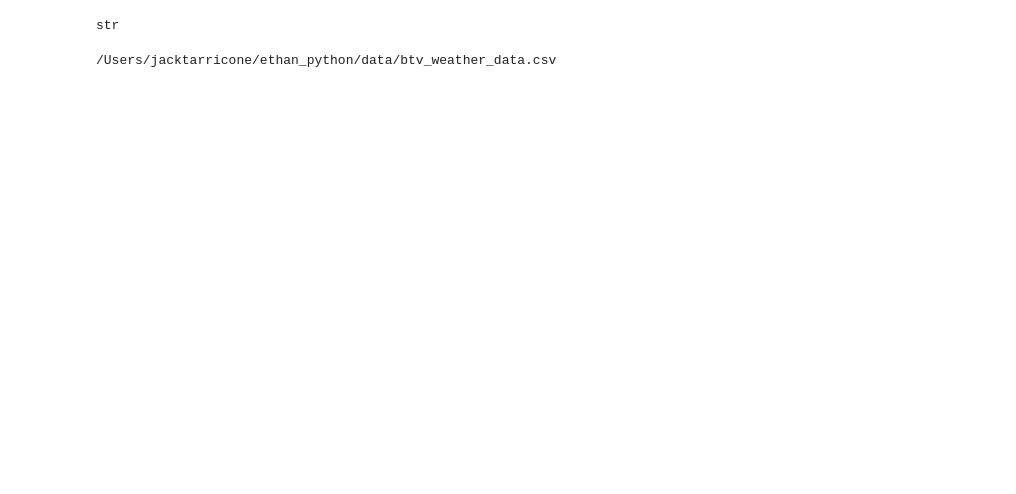
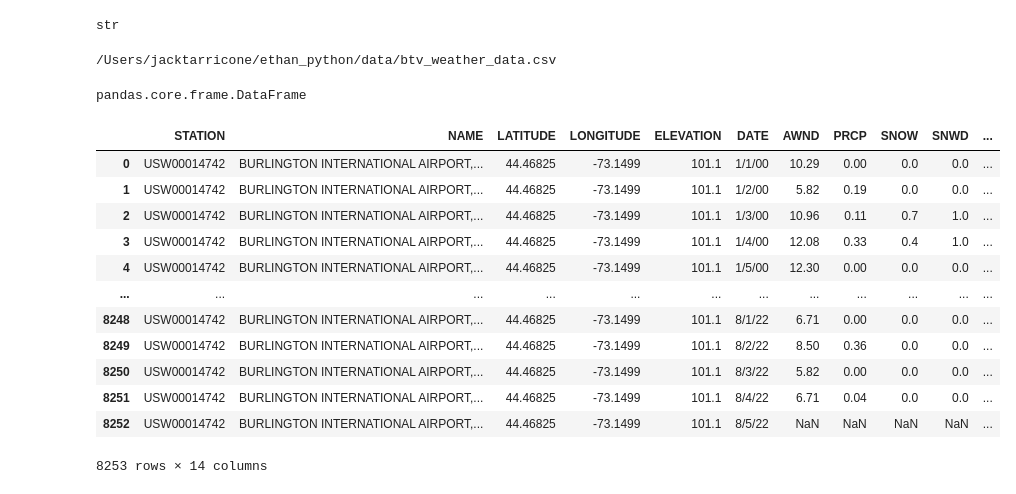
Before and after one commit to jacktarricone/ethan_python, a Jupyter notebook: scripts/ethan_python_tutorial.ipynb, the cells around one changed output. Drawn from its saved outputs; the diff is of its cells as text; code cells hidden in the pictures; blank space fills up the shorter version.

```diff
--- a/scripts/ethan_python_tutorial.ipynb
+++ b/scripts/ethan_python_tutorial.ipynb
@@ -19,3 +19,23 @@ print(csv_path)
 # %%
 # read in the csv using the path object
 df = pd.read_csv(csv_path)
+type(df)
+# %% [output]
+pandas.core.frame.DataFrame
+# %%
+# print data frame
+df
+# %% [output]
+|  | STATION | NAME | LATITUDE | LONGITUDE | ELEVATION | DATE | AWND | PRCP | SNOW | SNWD | ... |
+| 0 | USW00014742 | BURLINGTON INTERNATIONAL AIRPORT,... | 44.46825 | -73.1499 | 101.1 | 1/1/00 | 10.29 | 0.00 | 0.0 | 0.0 | ... |
+| 1 | USW00014742 | BURLINGTON INTERNATIONAL AIRPORT,... | 44.46825 | -73.1499 | 101.1 | 1/2/00 | 5.82 | 0.19 | 0.0 | 0.0 | ... |
+| 2 | USW00014742 | BURLINGTON INTERNATIONAL AIRPORT,... | 44.46825 | -73.1499 | 101.1 | 1/3/00 | 10.96 | 0.11 | 0.7 | 1.0 | ... |
+| 3 | USW00014742 | BURLINGTON INTERNATIONAL AIRPORT,... | 44.46825 | -73.1499 | 101.1 | 1/4/00 | 12.08 | 0.33 | 0.4 | 1.0 | ... |
+| 4 | USW00014742 | BURLINGTON INTERNATIONAL AIRPORT,... | 44.46825 | -73.1499 | 101.1 | 1/5/00 | 12.30 | 0.00 | 0.0 | 0.0 | ... |
+| ... | ... | ... | ... | ... | ... | ... | ... | ... | ... | ... | ... |
+| 8248 | USW00014742 | BURLINGTON INTERNATIONAL AIRPORT,... | 44.46825 | -73.1499 | 101.1 | 8/1/22 | 6.71 | 0.00 | 0.0 | 0.0 | ... |
+| 8249 | USW00014742 | BURLINGTON INTERNATIONAL AIRPORT,... | 44.46825 | -73.1499 | 101.1 | 8/2/22 | 8.50 | 0.36 | 0.0 | 0.0 | ... |
+| 8250 | USW00014742 | BURLINGTON INTERNATIONAL AIRPORT,... | 44.46825 | -73.1499 | 101.1 | 8/3/22 | 5.82 | 0.00 | 0.0 | 0.0 | ... |
+| 8251 | USW00014742 | BURLINGTON INTERNATIONAL AIRPORT,... | 44.46825 | -73.1499 | 101.1 | 8/4/22 | 6.71 | 0.04 | 0.0 | 0.0 | ... |
+| 8252 | USW00014742 | BURLINGTON INTERNATIONAL AIRPORT,... | 44.46825 | -73.1499 | 101.1 | 8/5/22 | NaN | NaN | NaN | NaN | ... |
+8253 rows × 14 columns
```
Also changed, not shown: parts of 6 cells of this notebook.
